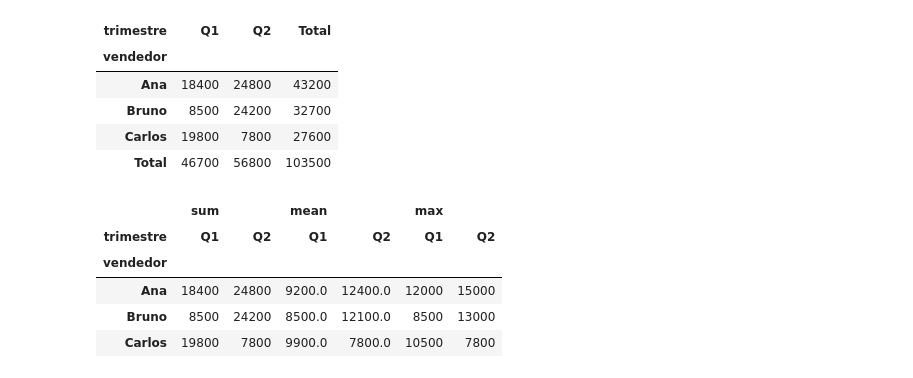
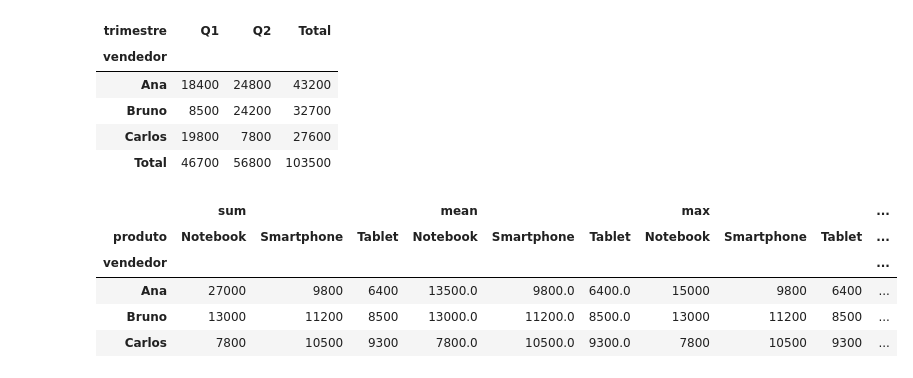
Before and after one commit to agnaldo-gonzaga/Data-Science-Learning, a Jupyter notebook: 02-Python/Notebooks/pandas_pivot_transformacao.ipynb, the cells around one changed output. Saved outputs shown, nothing was run; the diff lists cells and outputs as text; code cells hidden in the pictures.

```diff
--- a/02-Python/Notebooks/pandas_pivot_transformacao.ipynb
+++ b/02-Python/Notebooks/pandas_pivot_transformacao.ipynb
@@ -60,12 +60,12 @@ pivot_total_venda
 # %%
 # Pivot table: Multiplas funções de agregação
 
-multi_pivot = df.pivot_table(index="vendedor", columns="trimestre", values="vendas", aggfunc=["sum", "mean", "max"])
+multi_pivot = df.pivot_table(index="vendedor", columns="produto",values="vendas", aggfunc=["sum", "mean", "max","min"])
 multi_pivot
 # %% [output]
-|  | sum |  | mean |  | max |  |
-| trimestre | Q1 | Q2 | Q1 | Q2 | Q1 | Q2 |
-| vendedor |  |  |  |  |  |  |
-| Ana | 18400 | 24800 | 9200.0 | 12400.0 | 12000 | 15000 |
-| Bruno | 8500 | 24200 | 8500.0 | 12100.0 | 8500 | 13000 |
-| Carlos | 19800 | 7800 | 9900.0 | 7800.0 | 10500 | 7800 |
+|  | sum |  |  | mean |  |  | max |  |  | ... |
+| produto | Notebook | Smartphone | Tablet | Notebook | Smartphone | Tablet | Notebook | Smartphone | Tablet | ... |
+| vendedor |  |  |  |  |  |  |  |  |  | ... |
+| Ana | 27000 | 9800 | 6400 | 13500.0 | 9800.0 | 6400.0 | 15000 | 9800 | 6400 | ... |
+| Bruno | 13000 | 11200 | 8500 | 13000.0 | 11200.0 | 8500.0 | 13000 | 11200 | 8500 | ... |
+| Carlos | 7800 | 10500 | 9300 | 7800.0 | 10500.0 | 9300.0 | 7800 | 10500 | 9300 | ... |
```
Also changed, not shown: parts of 7 cells of this notebook.
